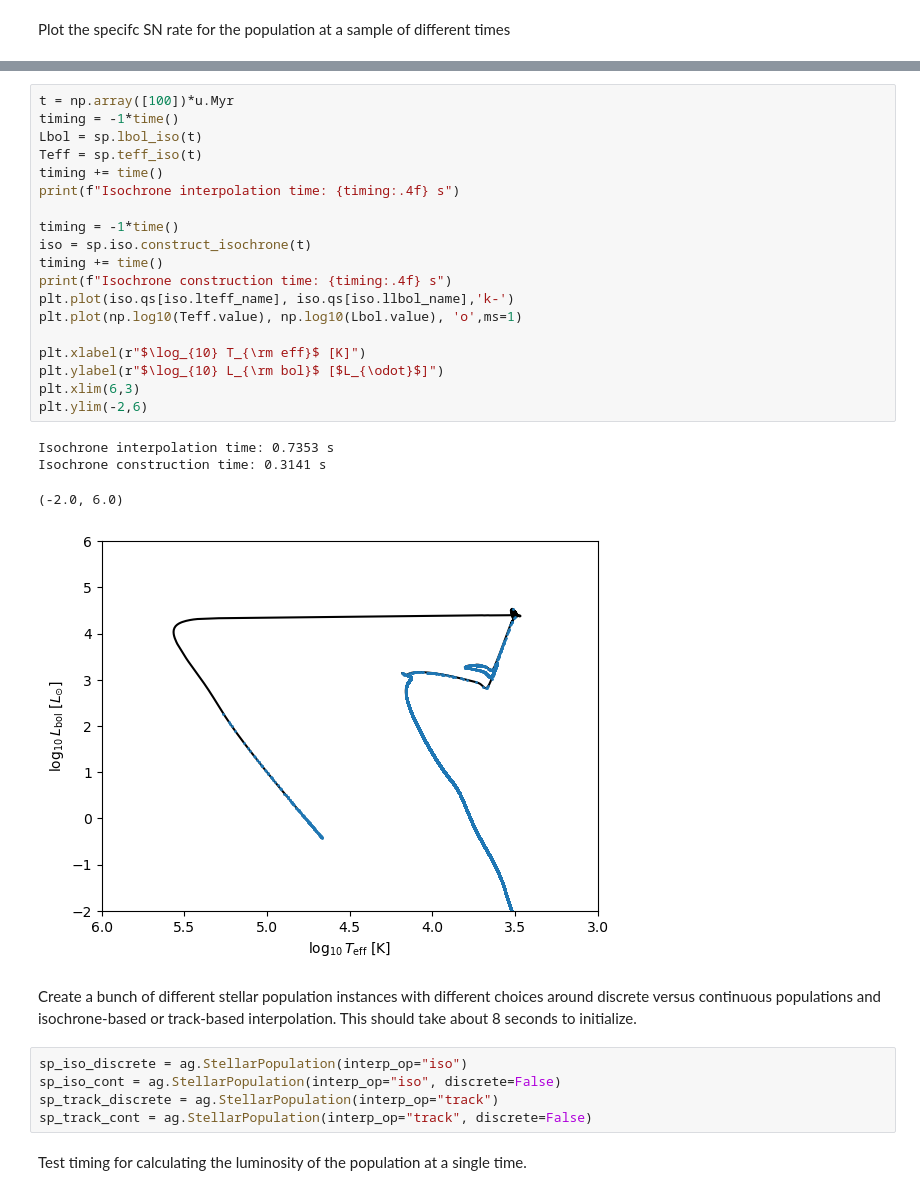
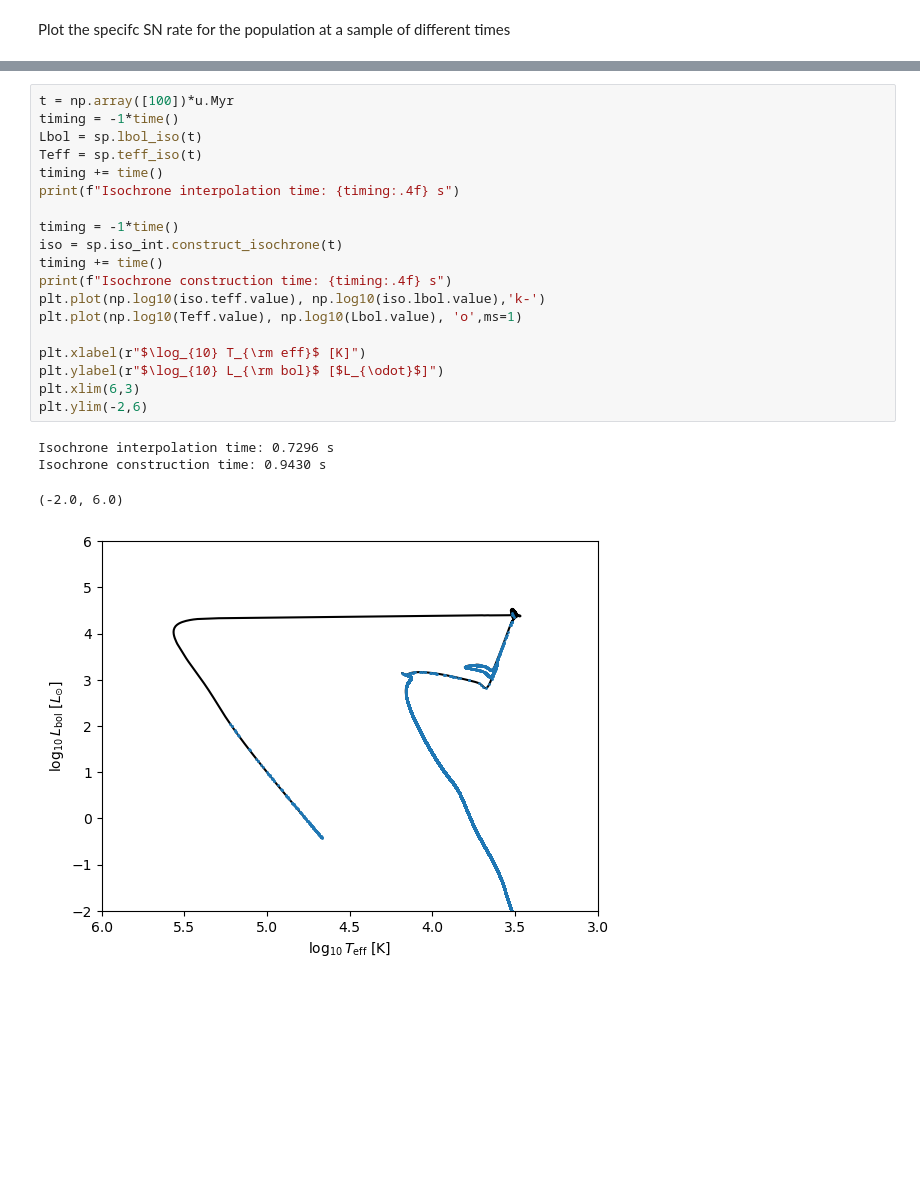
Before and after one commit to arsenal-popsynth/arsenal_gear, a Jupyter notebook: paper_plots.ipynb, the cells around one changed output, grey strips where cells are left out. Saved outputs shown, nothing was run; the diff lists cells and outputs as text; blank space fills up the shorter version.

```diff
--- a/paper_plots.ipynb
+++ b/paper_plots.ipynb
@@ -49,33 +45,24 @@ Construct the isochrone for the population, first each star in the discrete popu
 # %%
 t = np.array([100])*u.Myr
 timing = -1*time()
 Lbol = sp.lbol_iso(t)
 Teff = sp.teff_iso(t)
 timing += time()
 print(f"Isochrone interpolation time: {timing:.4f} s")
 
 timing = -1*time()
-iso = sp.iso.construct_isochrone(t)
+iso = sp.iso_int.construct_isochrone(t)
 timing += time()
 print(f"Isochrone construction time: {timing:.4f} s")
-plt.plot(iso.qs[iso.lteff_name], iso.qs[iso.llbol_name],'k-')
+plt.plot(np.log10(iso.teff.value), np.log10(iso.lbol.value),'k-')
 plt.plot(np.log10(Teff.value), np.log10(Lbol.value), 'o',ms=1)
 
 plt.xlabel(r"$\log_{10} T_{\rm eff}$ [K]")
 plt.ylabel(r"$\log_{10} L_{\rm bol}$ [$L_{\odot}$]")
 plt.xlim(6,3)
 plt.ylim(-2,6)
 # %% [output]
-Isochrone interpolation time: 0.7353 s
-Isochrone construction time: 0.3141 s
+Isochrone interpolation time: 0.7296 s
+Isochrone construction time: 0.9430 s
 (-2.0, 6.0)
-[figure, old version]
+[figure, new version]
-# %% [markdown]
-Create a bunch of different stellar population instances with different choices around discrete versus continuous populations and isochrone-based or track-based interpolation. This should take about 8 seconds to initialize.
-# %%
-sp_iso_discrete = ag.StellarPopulation(interp_op="iso")
-sp_iso_cont = ag.StellarPopulation(interp_op="iso", discrete=False)
-sp_track_discrete = ag.StellarPopulation(interp_op="track")
-sp_track_cont = ag.StellarPopulation(interp_op="track", discrete=False)
-# %% [markdown]
-Test timing for calculating the luminosity of the population at a single time.
```
Also changed, not shown: parts of 12 cells of this notebook, 3 other files.
